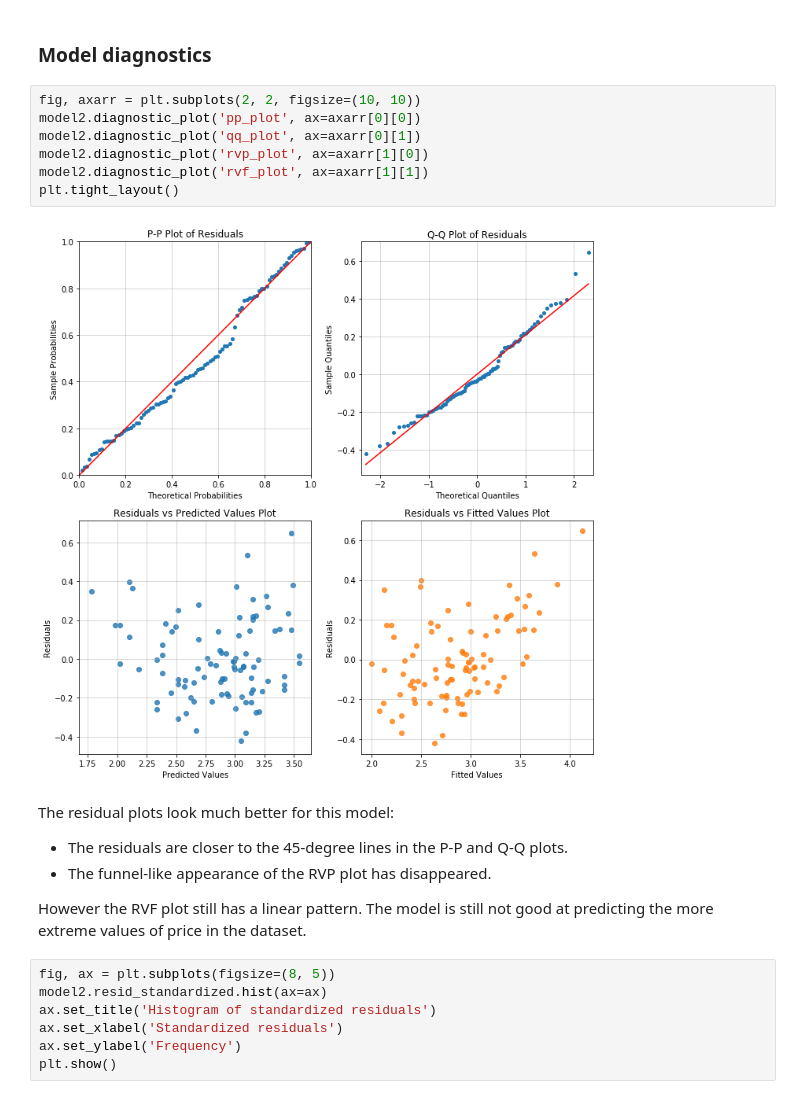
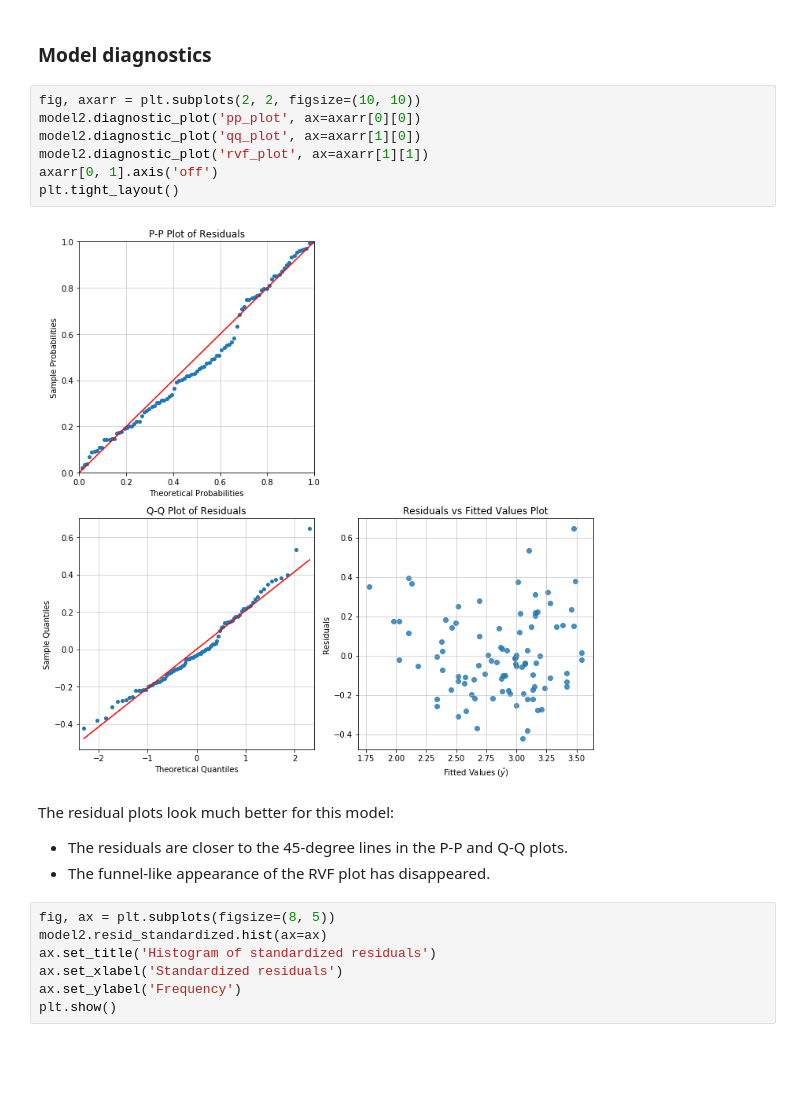
Before and after one commit to mfarragher/appelpy-examples, a Jupyter notebook: 04_model-pipeline_cars93.ipynb, the cells around one changed output. Saved outputs shown, nothing was run; the diff lists cells and outputs as text; blank space fills up the shorter version.

```diff
--- a/04_model-pipeline_cars93.ipynb
+++ b/04_model-pipeline_cars93.ipynb
@@ -449,18 +448,16 @@ Unstandardized and Standardized Estimates
 # %%
 fig, axarr = plt.subplots(2, 2, figsize=(10, 10))
 model2.diagnostic_plot('pp_plot', ax=axarr[0][0])
-model2.diagnostic_plot('qq_plot', ax=axarr[0][1])
-model2.diagnostic_plot('rvp_plot', ax=axarr[1][0])
+model2.diagnostic_plot('qq_plot', ax=axarr[1][0])
 model2.diagnostic_plot('rvf_plot', ax=axarr[1][1])
+axarr[0, 1].axis('off')
 plt.tight_layout()
 # %% [output]
-[figure, old version]
+[figure, new version]
 # %% [markdown]
 The residual plots look much better for this model:
 - The residuals are closer to the 45-degree lines in the P-P and Q-Q plots.
-- The funnel-like appearance of the RVP plot has disappeared.
-
-However the RVF plot still has a linear pattern.  The model is still not good at predicting the more extreme values of price in the dataset.
+- The funnel-like appearance of the RVF plot has disappeared.
 # %%
 fig, ax = plt.subplots(figsize=(8, 5))
 model2.resid_standardized.hist(ax=ax)
```
Also changed, not shown: parts of 9 cells of this notebook, 5 other files.
